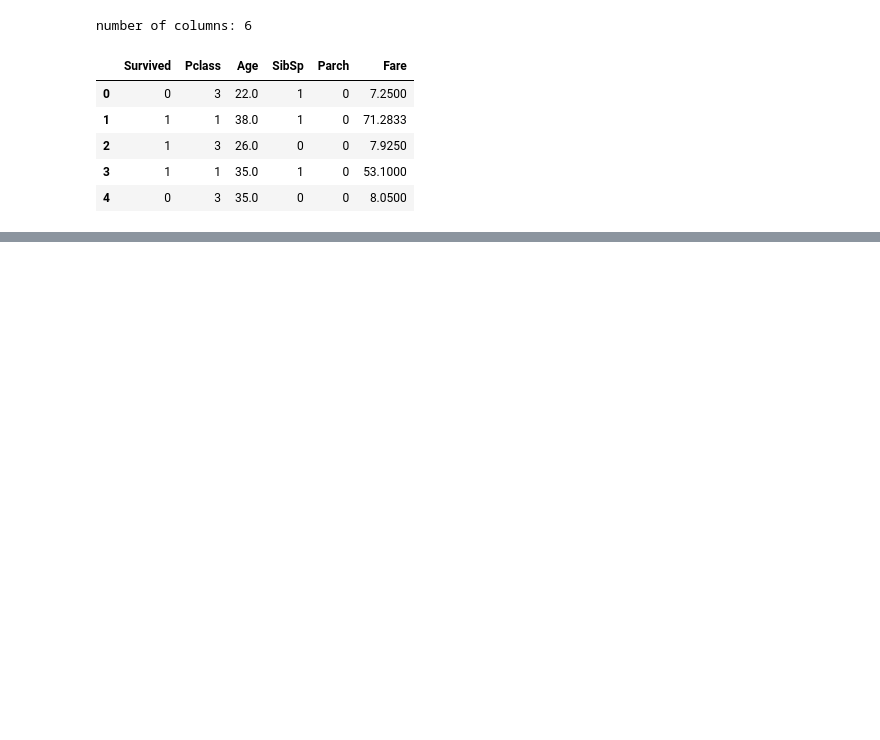
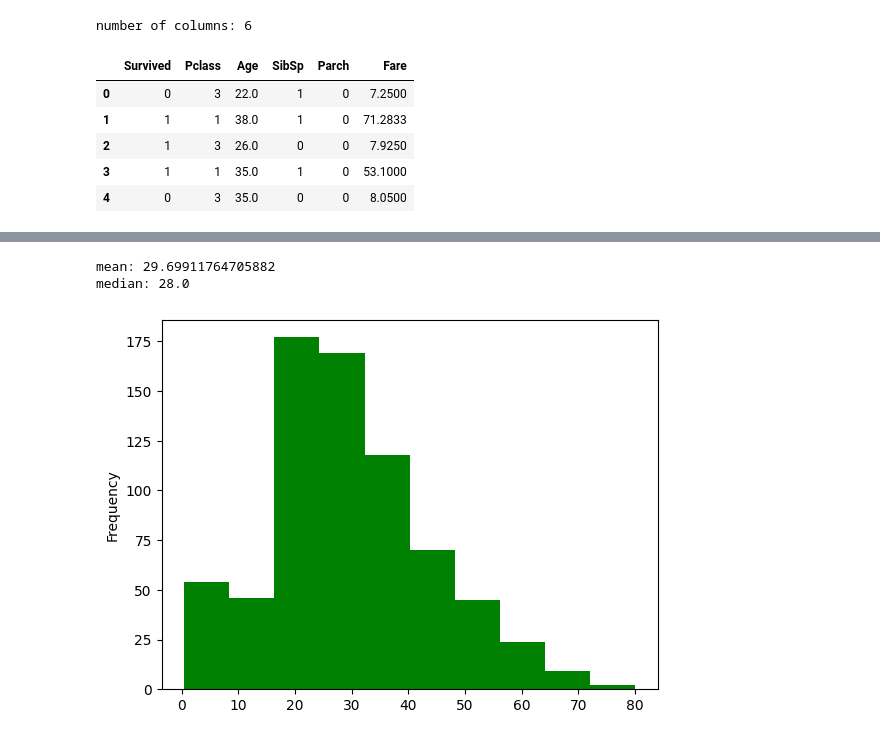
Before and after one commit to pabrokim/titanic, a Jupyter notebook: titanic.ipynb, the cells around one changed output, grey strips where cells are left out. Saved outputs shown, nothing was run; the diff lists cells and outputs as text; code cells hidden in the pictures; blank space fills up the shorter version.

```diff
--- a/titanic.ipynb
+++ b/titanic.ipynb
@@ -83,0 +100,10 @@ number of columns: 3
+# %%
+print('mean:', train_df['Age'].mean())
+print('median:', train_df['Age'].median())
+# %% [output]
+mean: 29.69911764705882
+median: 28.0
+# %%
+train_df['Age'].plot(kind='hist', color='green');
+# %% [output]
+[figure, added]
```
Also changed, not shown: parts of 5 cells of this notebook.
